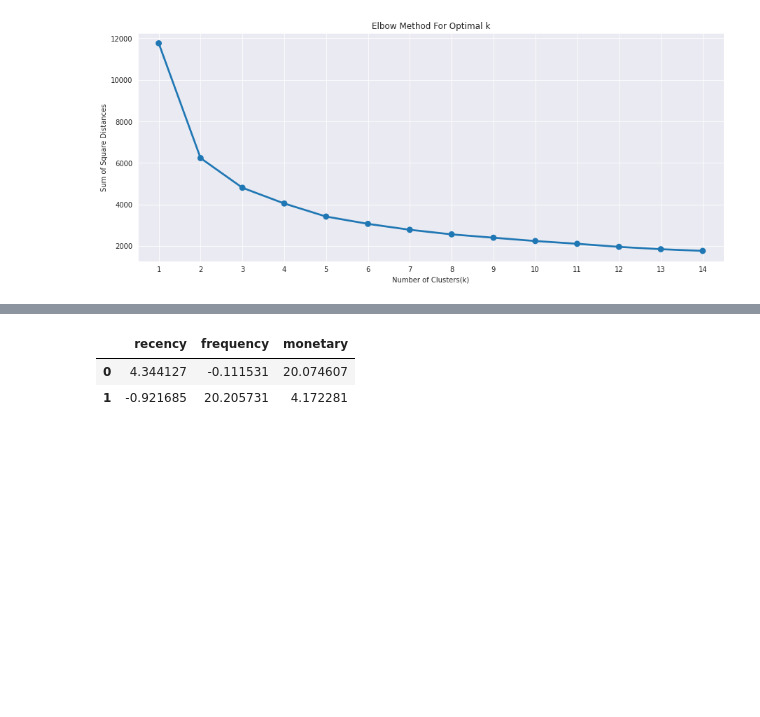
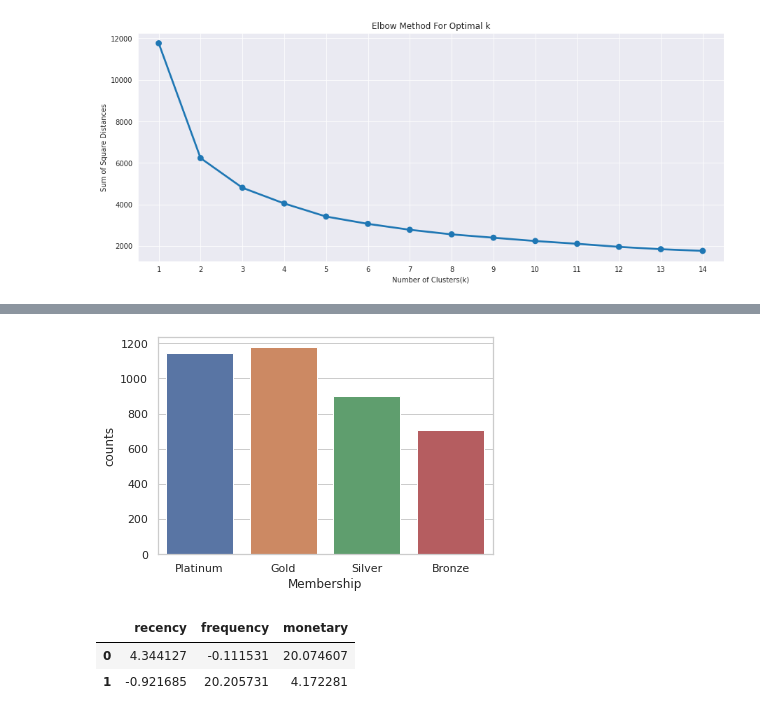
Before and after one commit to jithesh9539/Customer_Segmentation_Final, a Jupyter notebook: Customer_Segmentation_CMPE255.ipynb, the cells around one changed output, grey strips where cells are left out. Cells and saved outputs as stored; diff of their text form; code cells hidden in the pictures; blank space fills up the shorter version.

```diff
--- a/Customer_Segmentation_CMPE255.ipynb
+++ b/Customer_Segmentation_CMPE255.ipynb
@@ -502,3 +500,9 @@ rfm_data.head(20)
+# %%
+sns.set_theme(style="whitegrid")
+tips = sns.load_dataset("tips")
+ax = sns.barplot(x=counts['Membership'], y=counts['counts'])
+# %% [output]
+[figure, added]
 # %%
 # tdata[] = [2.344127, -0.411531,	10.074607]
 
```
Also changed, not shown: parts of 2 cells of this notebook.
